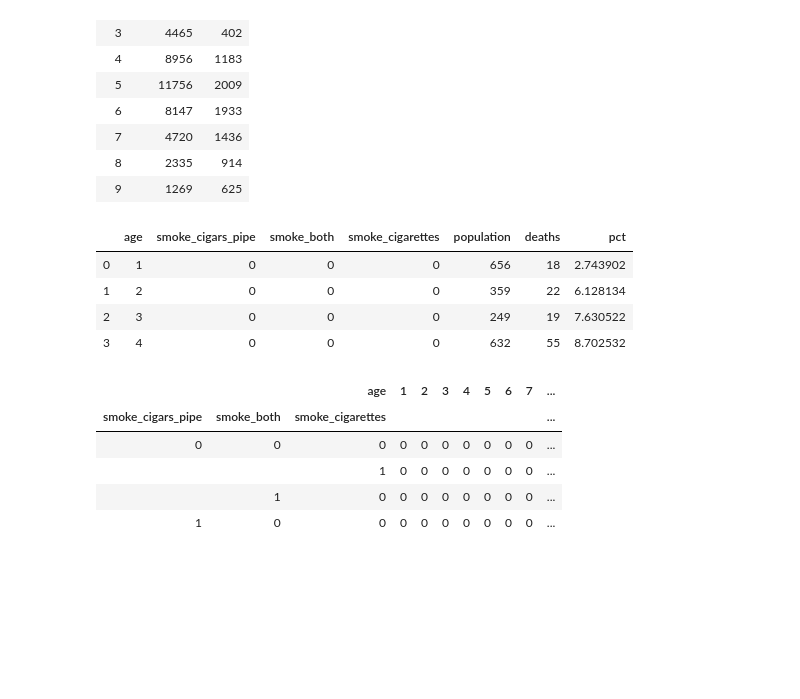
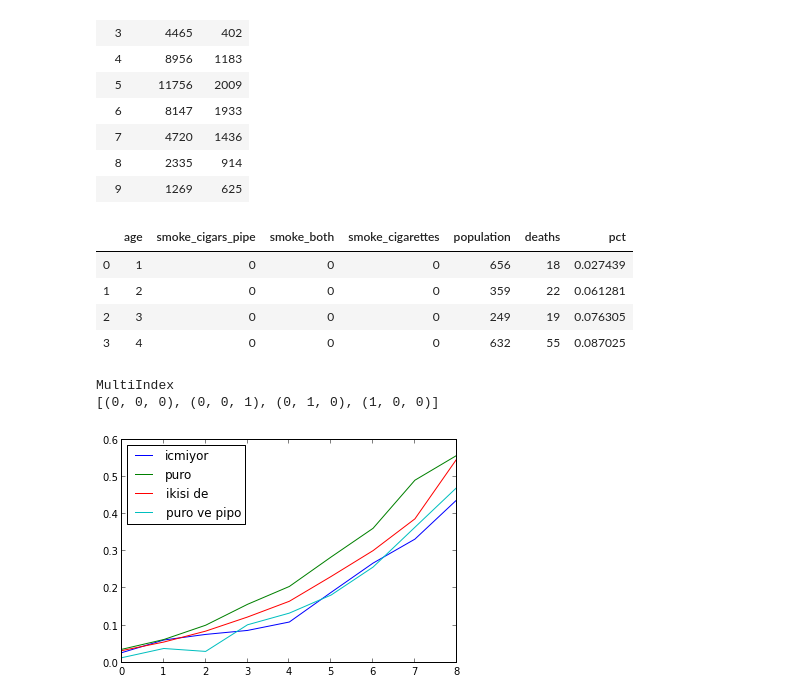
Before and after one commit to theparma/classnotes, a Jupyter notebook: stat/stat_smoking/smoking.ipynb, the cells around one changed output. Drawn from its saved outputs; the diff is of its cells as text; code cells hidden in the pictures; blank space fills up the shorter version.

```diff
--- a/stat/stat_smoking/smoking.ipynb
+++ b/stat/stat_smoking/smoking.ipynb
@@ -56,23 +56,24 @@ grouped3[['population','deaths']]
 | 8 | 2335 | 914 |
 | 9 | 1269 | 625 |
 # %%
-df['pct'] = df['deaths']*10. / df['population']*10.
+df['pct'] = df['deaths']*1. / df['population']*1.
 df[:4]
 # %% [output]
 |  | age | smoke_cigars_pipe | smoke_both | smoke_cigarettes | population | deaths | pct |
-| 0 | 1 | 0 | 0 | 0 | 656 | 18 | 2.743902 |
-| 1 | 2 | 0 | 0 | 0 | 359 | 22 | 6.128134 |
-| 2 | 3 | 0 | 0 | 0 | 249 | 19 | 7.630522 |
-| 3 | 4 | 0 | 0 | 0 | 632 | 55 | 8.702532 |
+| 0 | 1 | 0 | 0 | 0 | 656 | 18 | 0.027439 |
+| 1 | 2 | 0 | 0 | 0 | 359 | 22 | 0.061281 |
+| 2 | 3 | 0 | 0 | 0 | 249 | 19 | 0.076305 |
+| 3 | 4 | 0 | 0 | 0 | 632 | 55 | 0.087025 |
 # %%
-pivot = df.pivot_table('rate',rows=['smoke_cigars_pipe','smoke_both','smoke_cigarettes'],
-                       cols='age')
+pivot = df.pivot_table('pct',cols=['smoke_cigars_pipe','smoke_both','smoke_cigarettes'],
+                       rows='age')
+pivot.columns
+# %% [output]
+MultiIndex
+[(0, 0, 0), (0, 0, 1), (0, 1, 0), (1, 0, 0)]
-# %%
-pivot
-# %% [output]
-|  |  | age | 1 | 2 | 3 | 4 | 5 | 6 | 7 | ... |
-| smoke_cigars_pipe | smoke_both | smoke_cigarettes |  |  |  |  |  |  |  | ... |
-| 0 | 0 | 0 | 0 | 0 | 0 | 0 | 0 | 0 | 0 | ... |
-|  |  | 1 | 0 | 0 | 0 | 0 | 0 | 0 | 0 | ... |
-|  | 1 | 0 | 0 | 0 | 0 | 0 | 0 | 0 | 0 | ... |
-| 1 | 0 | 0 | 0 | 0 | 0 | 0 | 0 | 0 | 0 | ... |
+# %%
+plt.plot(pivot)
+plt.legend(['icmiyor','puro','ikisi de','puro ve pipo'],loc="best")
+plt.show()
+# %% [output]
+[figure, added]
```
